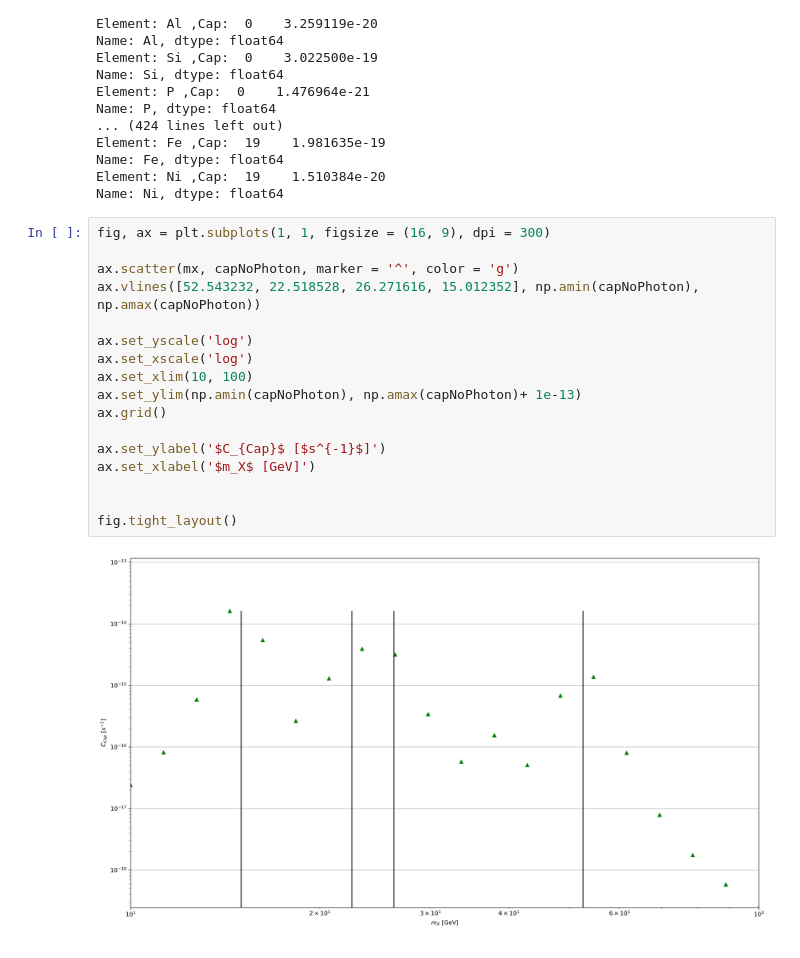
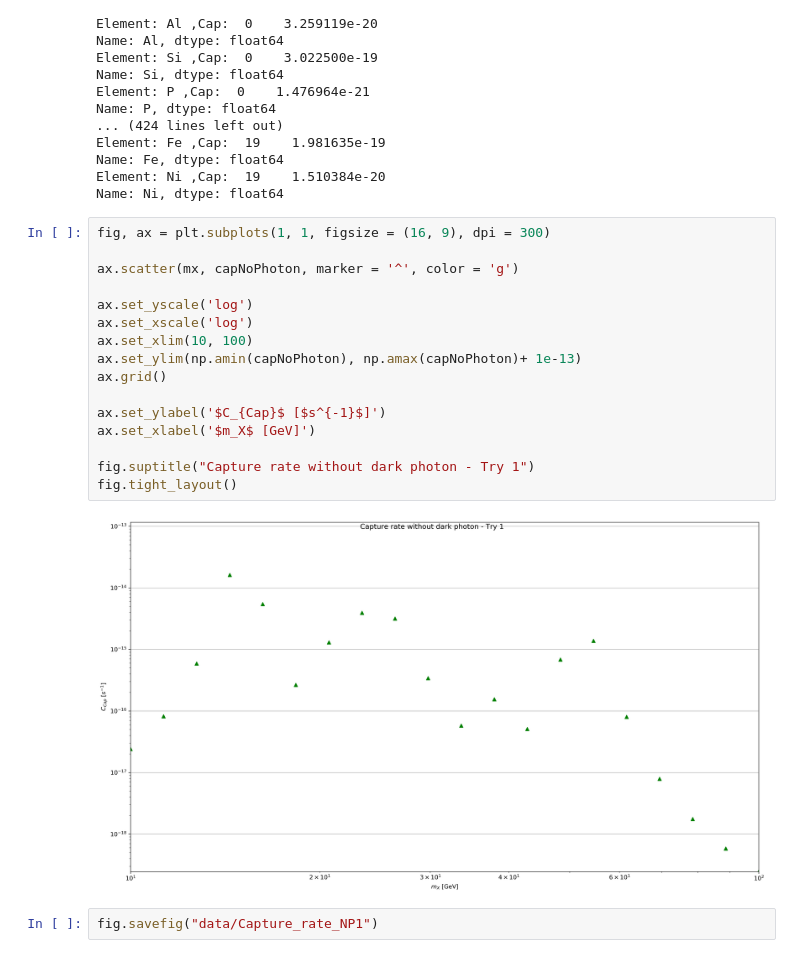
Before and after one commit to nicolasGrim/Dark-Matter, a Jupyter notebook: Capture rate without dark photon - Try 1.ipynb, the cells around one changed output. Cells and saved outputs as stored; diff of their text form.

Commit message:
Several attempts at finding the right capture rate shape without dark photon. Succeeded at attempt 3

```diff
--- a/Capture rate without dark photon - Try 1.ipynb
+++ b/Capture rate without dark photon - Try 1.ipynb
@@ -909,19 +293,20 @@ Name: Ni, dtype: float64
 # %%
 fig, ax = plt.subplots(1, 1, figsize = (16, 9), dpi = 300)
 
 ax.scatter(mx, capNoPhoton, marker = '^', color = 'g')
-ax.vlines([52.543232, 22.518528, 26.271616, 15.012352], np.amin(capNoPhoton), np.amax(capNoPhoton))
 
 ax.set_yscale('log')
 ax.set_xscale('log')
 ax.set_xlim(10, 100)
 ax.set_ylim(np.amin(capNoPhoton), np.amax(capNoPhoton)+ 1e-13)
 ax.grid()
 
 ax.set_ylabel('$C_{Cap}$ [$s^{-1}$]')
 ax.set_xlabel('$m_X$ [GeV]')
 
-
+fig.suptitle("Capture rate without dark photon - Try 1")
 fig.tight_layout()
 # %% [output]
-[figure, old version]
+[figure, new version]
+# %%
+fig.savefig("data/Capture_rate_NP1")
```
Also changed, not shown: parts of 2 cells of this notebook, 12 other files.
